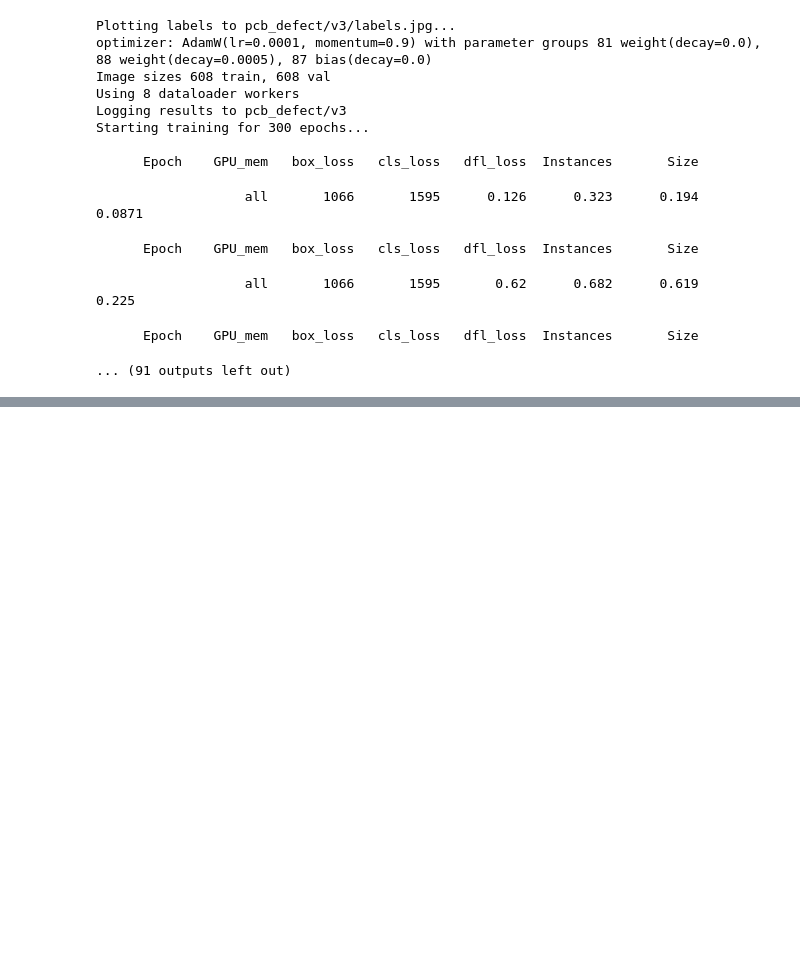
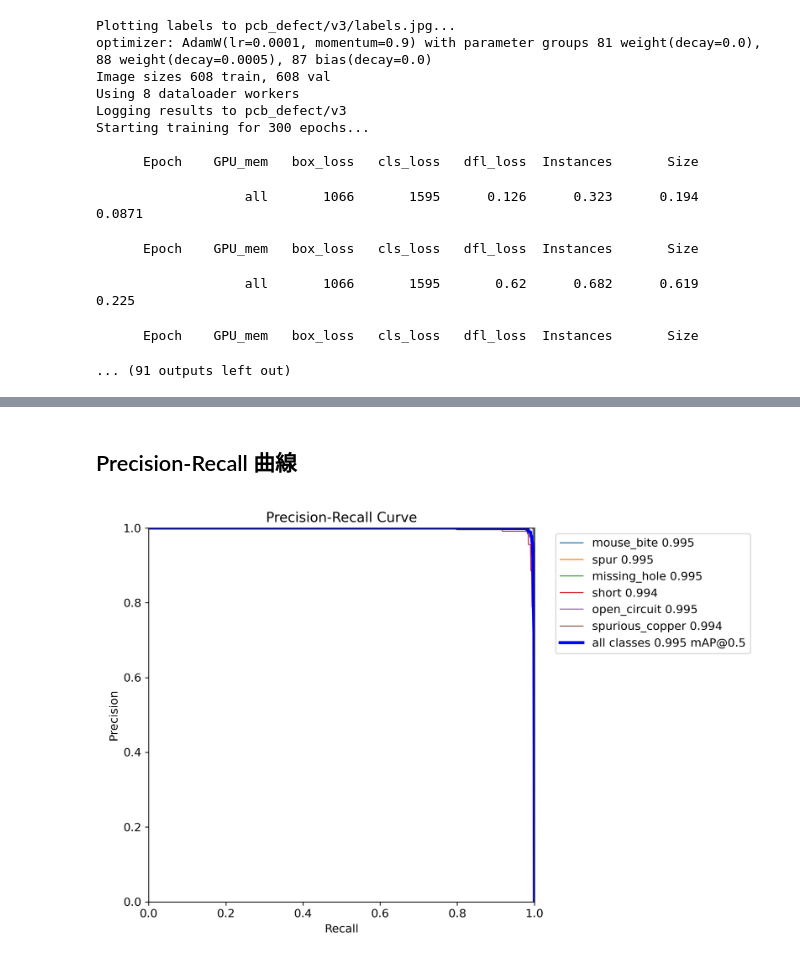
Before and after one commit to devilhyt/nchu-stuff, a Jupyter notebook: 2024-fall/cv/pcb_defect_detection/train.ipynb, the cells around one changed output, grey strips where cells are left out. Saved outputs shown, nothing was run; the diff lists cells and outputs as text; code cells hidden in the pictures; blank space fills up the shorter version.

```diff
--- a/2024-fall/cv/pcb_defect_detection/train.ipynb
+++ b/2024-fall/cv/pcb_defect_detection/train.ipynb
@@ -88,0 +109,6 @@ Starting training for 300 epochs...
+# %% [markdown]
+## Precision-Recall 曲線
+# %%
+display(Image(experiment_path / "PR_curve.png"))
+# %% [output]
+[figure, added]
```
Also changed, not shown: parts of 11 cells of this notebook.
